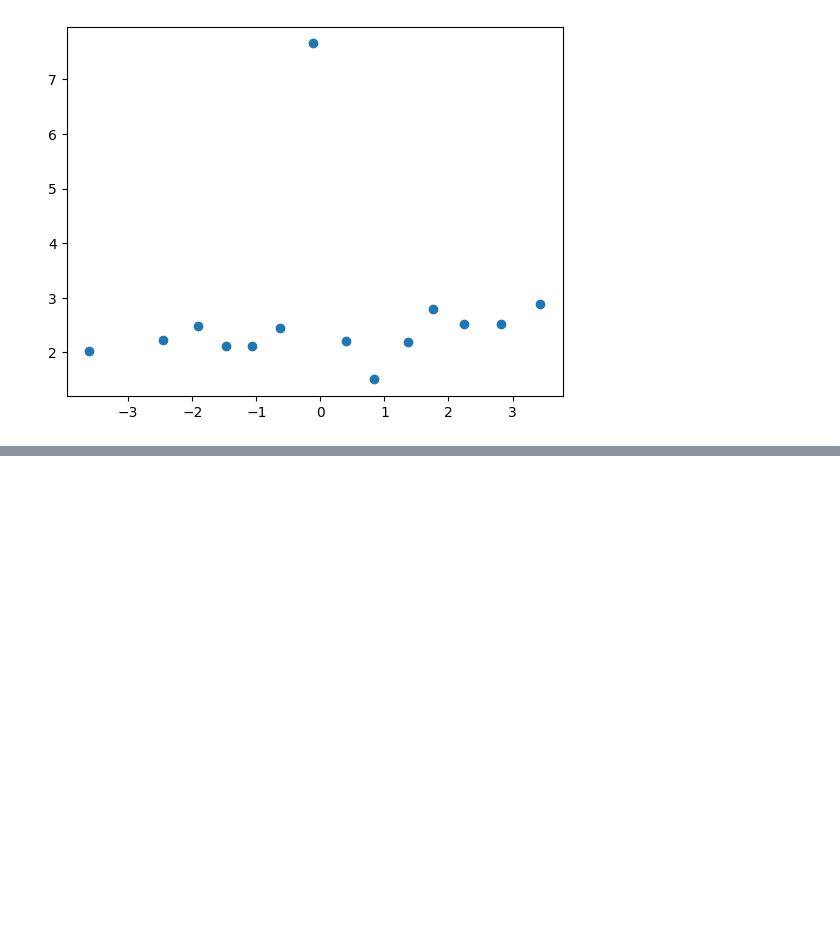
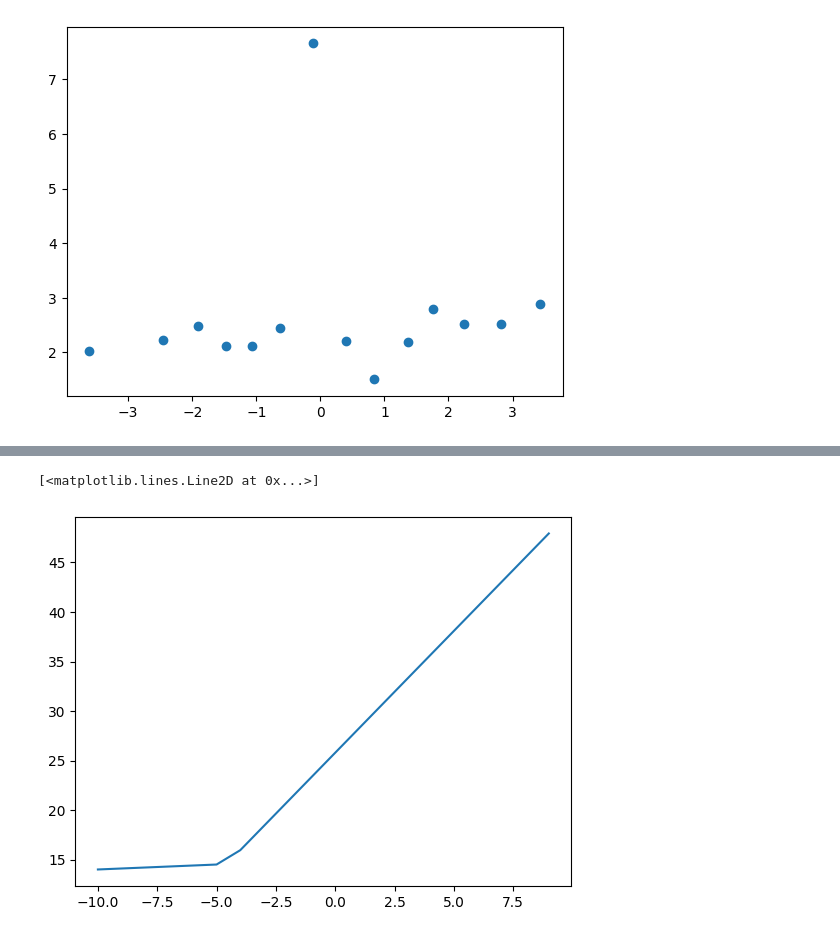
Before and after one commit to vincij002/Neural-Network-from-Scratch, a Jupyter notebook: Neural_Network.ipynb, the cells around one changed output, grey strips where cells are left out. Saved outputs shown, nothing was run; the diff lists cells and outputs as text; code cells hidden in the pictures; blank space fills up the shorter version.

```diff
--- a/Neural_Network.ipynb
+++ b/Neural_Network.ipynb
@@ -105,0 +154,5 @@ plt.scatter(binned_palm, binned_ratio)
+# %%
+plt.plot(precip, layer1_1 + layer1_2)
+# %% [output]
+[<matplotlib.lines.Line2D at 0x...>]
+[figure, added]
```
Also changed, not shown: parts of 44 cells of this notebook, 1 other file.
